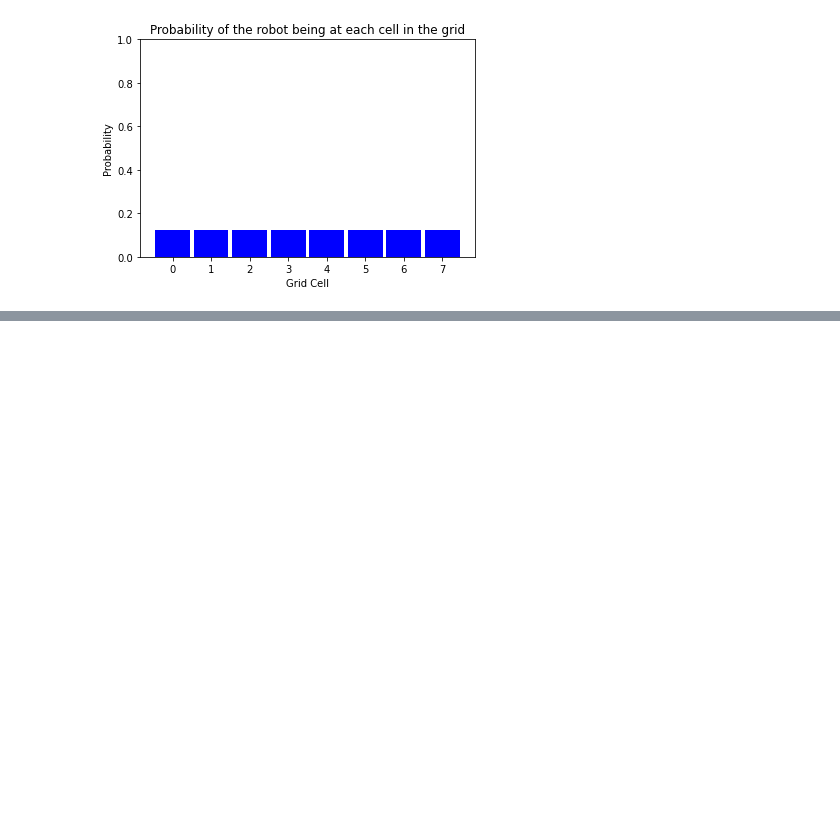
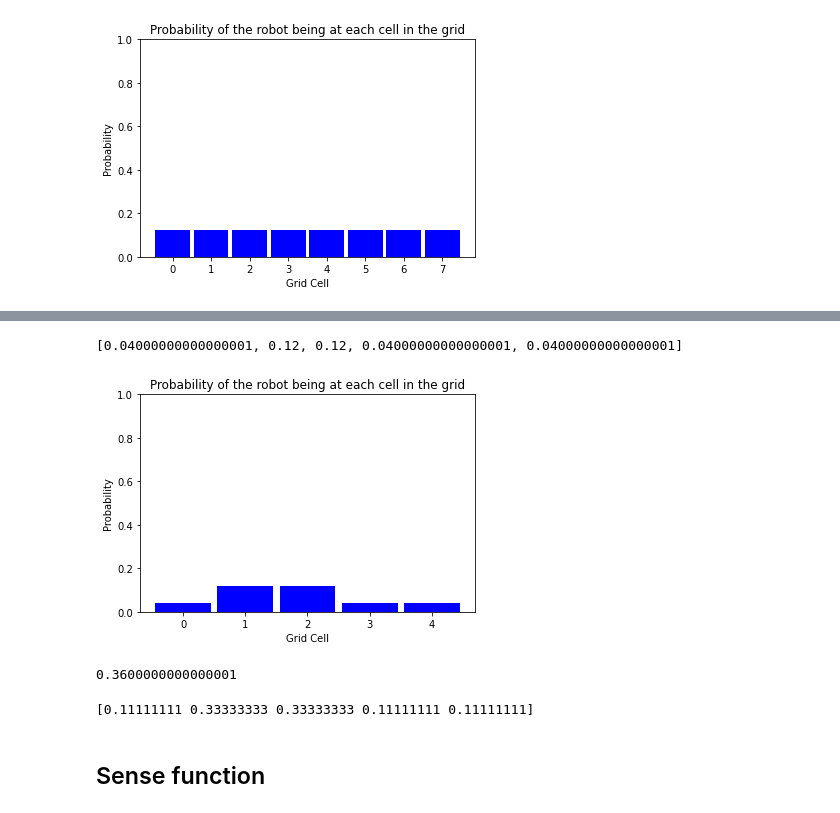
Before and after one commit to BhushanMahajan25/computer-vision, a Jupyter notebook: robot-localization/1_D_robot_world.ipynb, the cells around one changed output, grey strips where cells are left out. Saved outputs shown, nothing was run; the diff lists cells and outputs as text; code cells hidden in the pictures; blank space fills up the shorter version.

Commit message:
1-D robot localization concepts

```diff
--- a/robot-localization/1_D_robot_world.ipynb
+++ b/robot-localization/1_D_robot_world.ipynb
@@ -52,0 +62,24 @@ display_map(p,0.9)
+# %%
+p = initialize_robot(5)
+pHit = 0.6
+pMiss = 0.2
+
+# create new grid, with modified probabilities after sensing
+p = [p[i]*pHit if (i == 1 or i == 2) else p[i]*pMiss for i in range(len(p))]
+print(p)
+display_map(p,0.9)
+# %% [output]
+[0.04000000000000001, 0.12, 0.12, 0.04000000000000001, 0.04000000000000001]
+[figure, added]
+# %%
+sum = np.sum(p)
+print(sum)
+# %% [output]
+0.3600000000000001
+# %%
+p = np.divide(p, np.sum(p))
+print(p)
+# %% [output]
+[0.11111111 0.33333333 0.33333333 0.11111111 0.11111111]
+# %% [markdown]
+## Sense function
```
Also changed, not shown: parts of 18 cells of this notebook.
